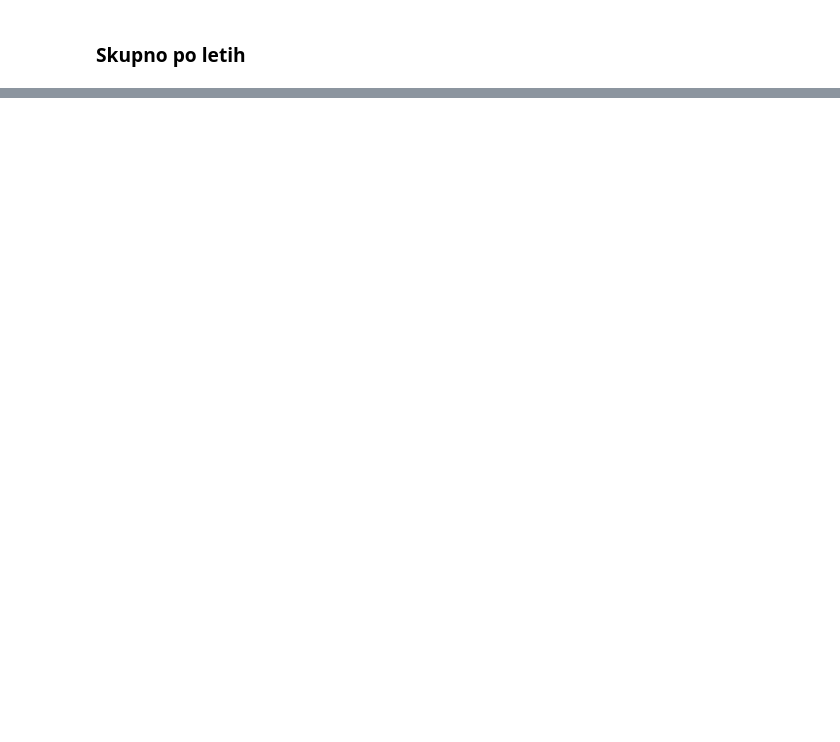
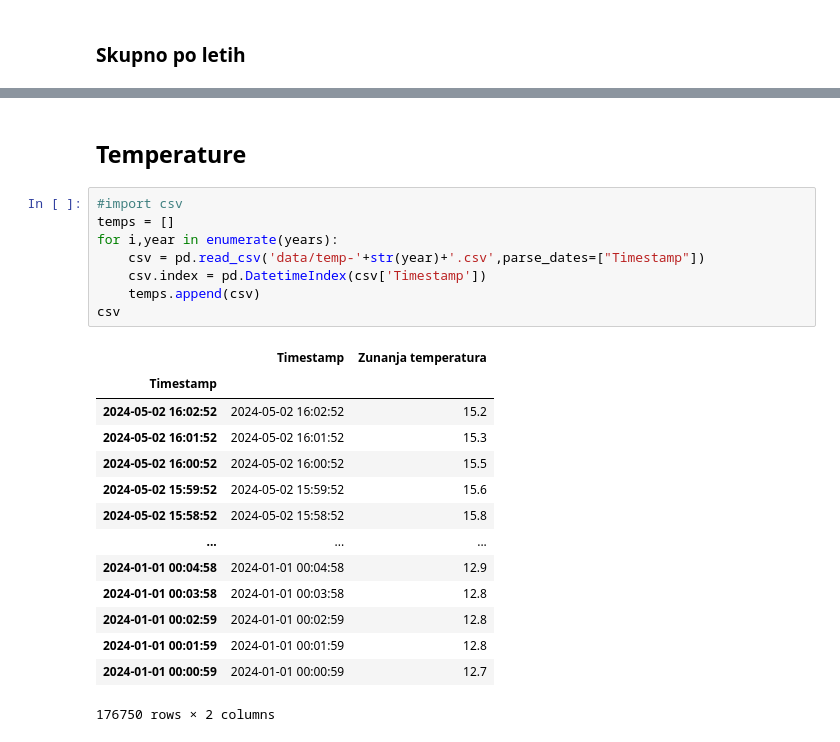
Before and after one commit to nejc100par/elektro_stats, a Jupyter notebook: elektrika.ipynb, the cells around one changed output, grey strips where cells are left out. Cells and saved outputs as stored; diff of their text form; blank space fills up the shorter version.

Commit message:
Code optimizations, added temp data

```diff
--- a/elektrika.ipynb
+++ b/elektrika.ipynb
@@ -165,0 +149,25 @@ for i,csv in enumerate(csvs_filled):
+# %% [markdown]
+## Temperature
+# %%
+#import csv
+temps = []
+for i,year in enumerate(years):
+    csv = pd.read_csv('data/temp-'+str(year)+'.csv',parse_dates=["Timestamp"])
+    csv.index = pd.DatetimeIndex(csv['Timestamp'])
+    temps.append(csv)
+csv
+# %% [output]
+|  | Timestamp | Zunanja temperatura |
+| Timestamp |  |  |
+| 2024-05-02 16:02:52 | 2024-05-02 16:02:52 | 15.2 |
+| 2024-05-02 16:01:52 | 2024-05-02 16:01:52 | 15.3 |
+| 2024-05-02 16:00:52 | 2024-05-02 16:00:52 | 15.5 |
+| 2024-05-02 15:59:52 | 2024-05-02 15:59:52 | 15.6 |
+| 2024-05-02 15:58:52 | 2024-05-02 15:58:52 | 15.8 |
+| ... | ... | ... |
+| 2024-01-01 00:04:58 | 2024-01-01 00:04:58 | 12.9 |
+| 2024-01-01 00:03:58 | 2024-01-01 00:03:58 | 12.8 |
+| 2024-01-01 00:02:59 | 2024-01-01 00:02:59 | 12.8 |
+| 2024-01-01 00:01:59 | 2024-01-01 00:01:59 | 12.8 |
+| 2024-01-01 00:00:59 | 2024-01-01 00:00:59 | 12.7 |
+176750 rows × 2 columns
```
Also changed, not shown: parts of 6 cells of this notebook, 6 other files.
